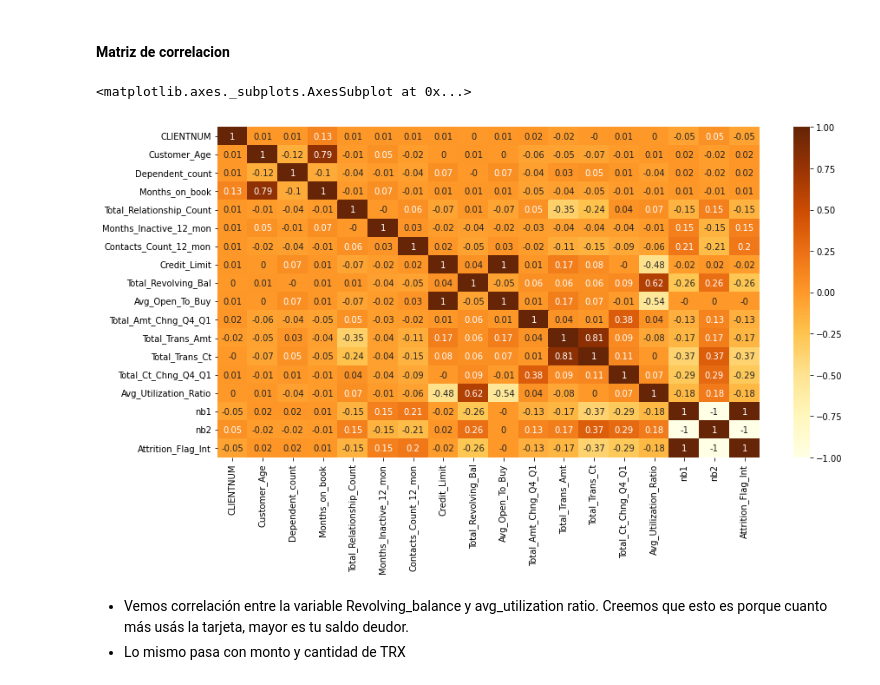
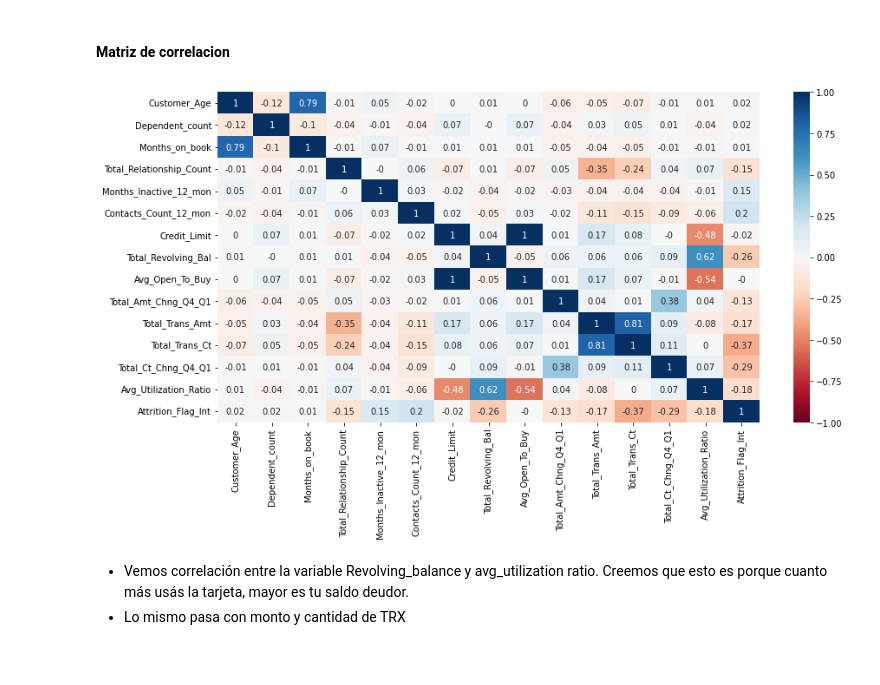
Before and after one commit to sjaureguimodo/datascience-digitalhouse, a Jupyter notebook: TP3.ipynb, the cells around one changed output. Cells and saved outputs as stored; diff of their text form; code cells hidden in the pictures.

```diff
--- a/TP3.ipynb
+++ b/TP3.ipynb
@@ -75,10 +52,11 @@ Setup Complete
 ## Load data
 # %%
 #Cargar el dataset
-df_filepath = '/content/drive/MyDrive/Colab Notebooks/Data Science - Digital House/TP3/BankChurners.csv'
+#df_filepath = '/content/drive/MyDrive/Colab Notebooks/Data Science - Digital House/TP3/BankChurners.csv'
+
+df_filepath ='/content/drive/MyDrive/ColabNotebooks/BankChurners.csv'
 df = pd.read_csv(df_filepath)
 
-#df = pd.read_csv('/content/properatti.csv')
 
 pd.set_option('display.max_columns', None)
 pd.options.display.max_colwidth = 75
@@ -574,14 +445,12 @@ plt.show()
 # %% [markdown]
 #### Matriz de correlacion
 # %%
-#AA-Desafio3
-#Correlacion con Attrition_Flag_Int
-correlation = df.corr().round(2)
+correlation = df.loc[:, ~df.columns.isin(['CLIENTNUM', 'nb1', 'nb2'])].corr().round(2)
 plt.figure(figsize = (14,7))
-sns.heatmap(correlation, annot = True, cmap = 'YlOrBr')
+sns.heatmap(correlation, annot = True, cmap = 'RdBu', vmin=-1, vmax=1)
+plt.show()
 # %% [output]
-<matplotlib.axes._subplots.AxesSubplot at 0x...>
-[figure, old version]
+[figure, new version]
 # %% [markdown]
 - Vemos correlación entre la variable Revolving_balance y avg_utilization ratio. Creemos que esto es porque cuanto más usás la tarjeta, mayor es tu saldo deudor.
 - Lo mismo pasa con monto y cantidad de TRX
```
Also changed, not shown: parts of 98 cells of this notebook.
